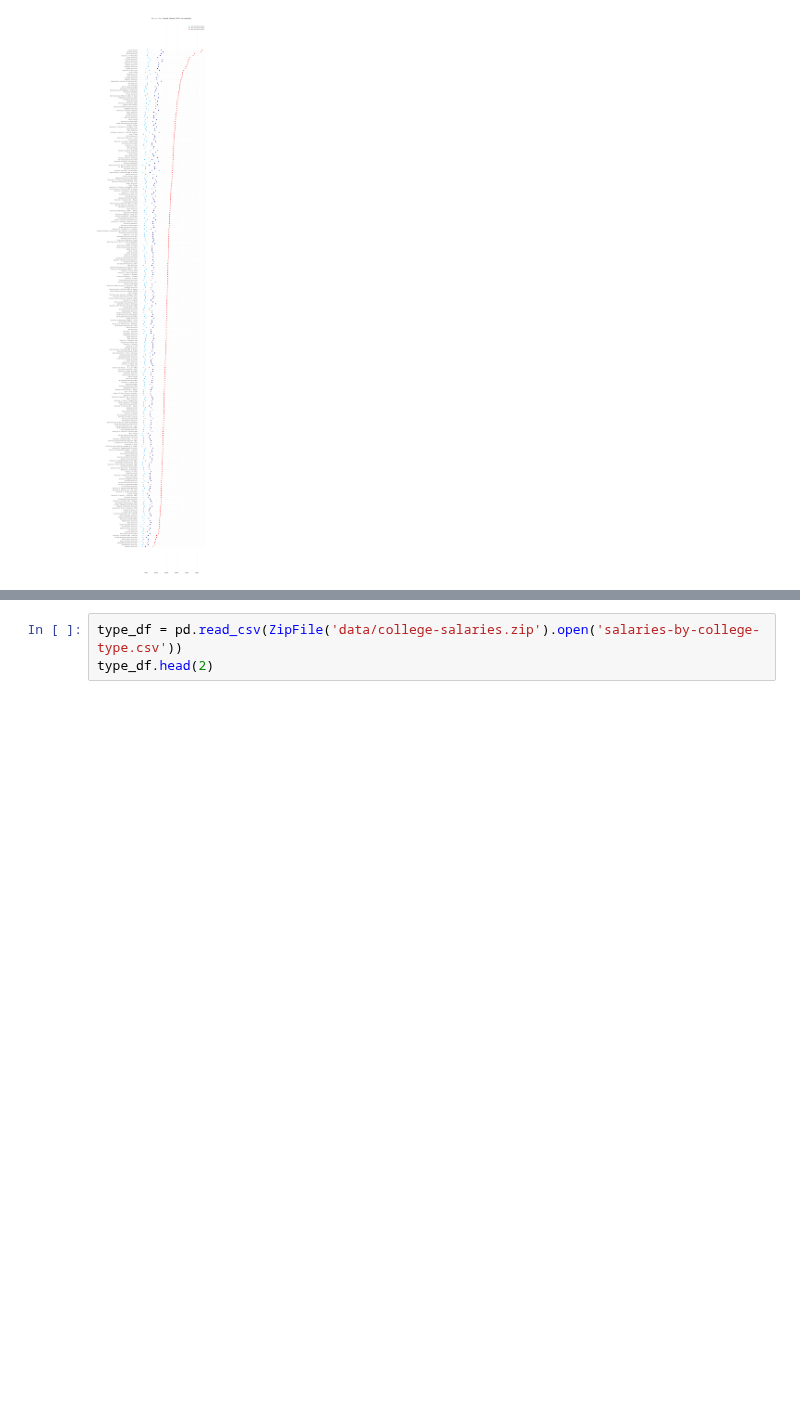
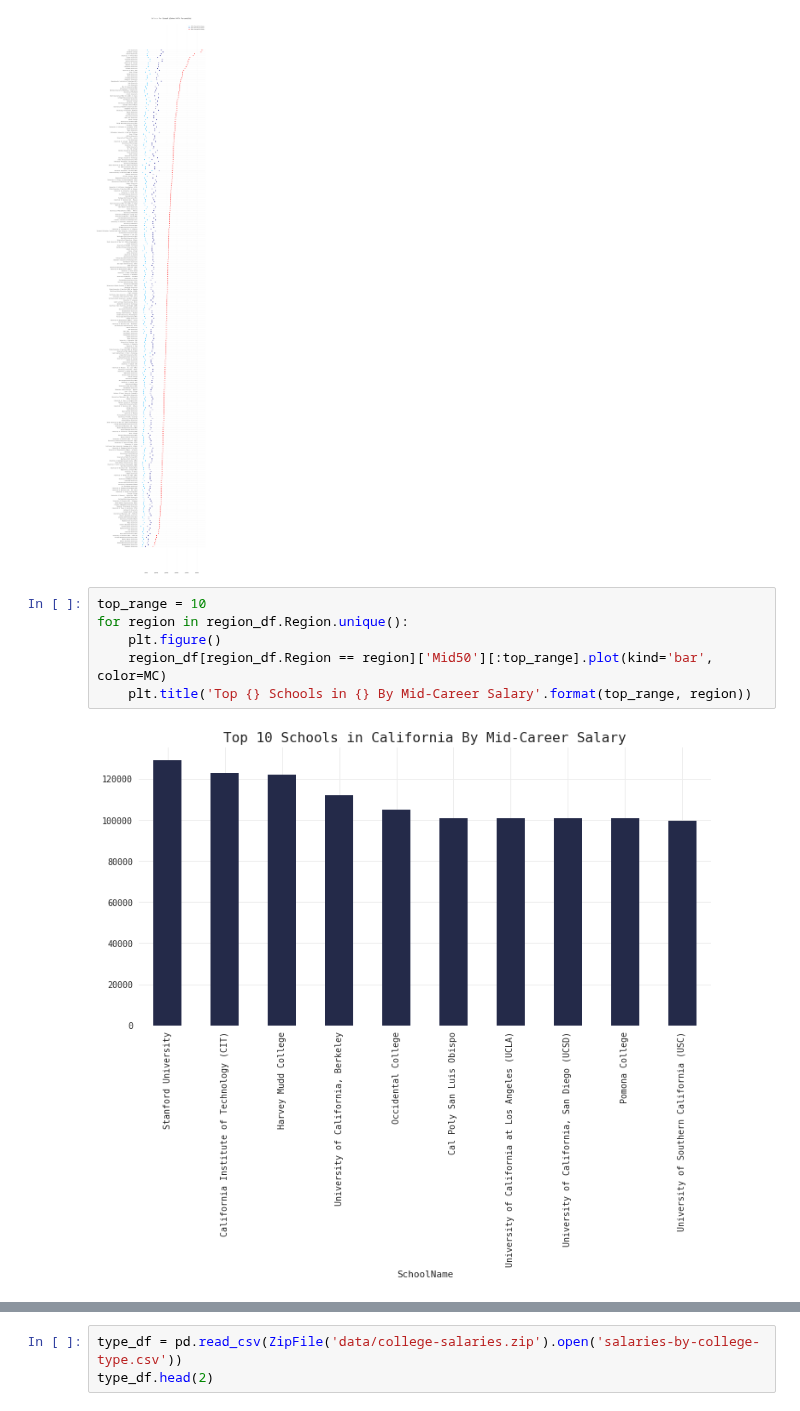
Before and after one commit to qu4ku/datasets-analysis, a Jupyter notebook: 002-collage-salaries.ipynb, the cells around one changed output, grey strips where cells are left out. Drawn from its saved outputs; the diff is of its cells as text; blank space fills up the shorter version.

```diff
--- a/002-collage-salaries.ipynb
+++ b/002-collage-salaries.ipynb
@@ -268,3 +268,11 @@ plt.legend()
 plt.title('Salary Per School (Soted 90th Percentile)'.title(), y=1.01);
 # %% [output]
 [figure]
+# %%
+top_range = 10
+for region in region_df.Region.unique():
+    plt.figure()
+    region_df[region_df.Region == region]['Mid50'][:top_range].plot(kind='bar', color=MC)
+    plt.title('Top {} Schools in {} By Mid-Career Salary'.format(top_range, region))
+# %% [output]
+[figure, added]
```
Also changed, not shown: parts of 2 cells of this notebook.
